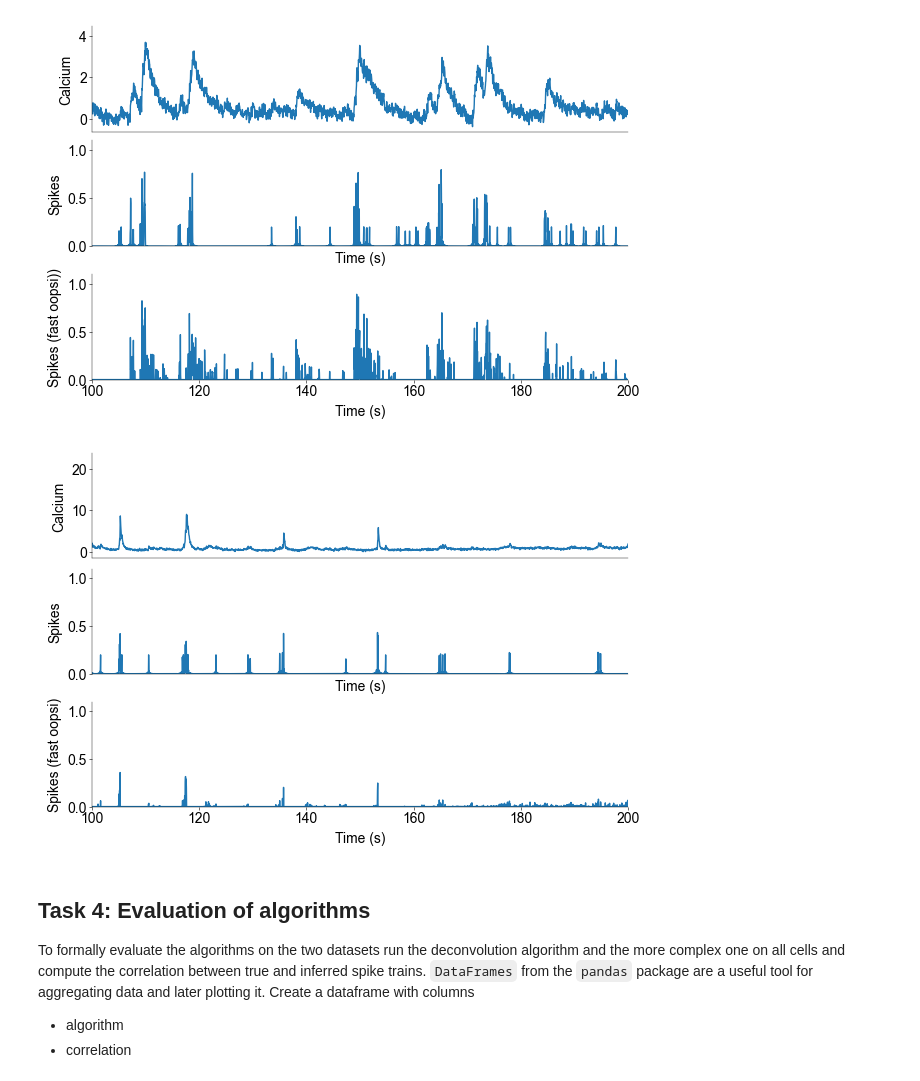
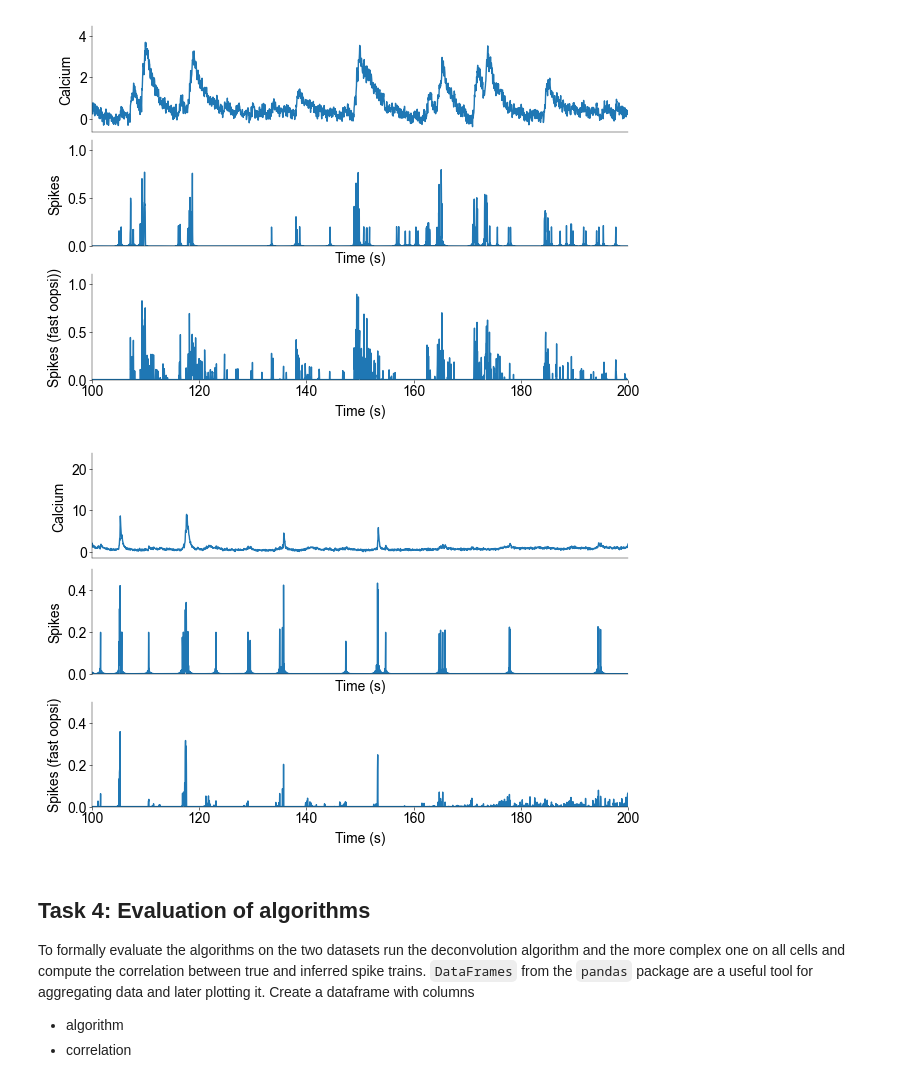
Before and after one commit to H-Kugler/neural-data-science, a Jupyter notebook: notebooks/CodingLab3_harri.ipynb, the cells around one changed output. Saved outputs shown, nothing was run; the diff lists cells and outputs as text; code cells hidden in the pictures.

Commit message:
plot

```diff
--- a/notebooks/CodingLab3_harri.ipynb
+++ b/notebooks/CodingLab3_harri.ipynb
@@ -80,9 +80,15 @@ ogb_calcium.head()
 # Resample to 25 Hz using signal.decimate from scipy
 
 ogb_calcium_25hz = signal.decimate(ogb_calcium, 4, axis=0)
-ogb_spikes_25hz = signal.decimate(ogb_spikes, 4, axis=0)
+ogb_spikes_25hz = signal.decimate(ogb_spikes, 4, axis=0).clip(
+    0, None
+)  # clip negative values to 0
 gcamp_calcium_25hz = signal.decimate(gcamp_calcium, 4, axis=0)
-gcamp_spikes_25hz = signal.decimate(gcamp_spikes, 4, axis=0)
+gcamp_spikes_25hz = signal.decimate(gcamp_spikes, 4, axis=0).clip(
+    0, None
+)  # clip negative values to 0
 
 fs = 25  # Hz
 dt = 1 / fs  # seconds
+
+ogb_calcium_25Hz = ogb_calcium.iloc[::4, :].to_numpy()
@@ -337,36 +351,36 @@ res, _ = oopsi.fast(gcamp_calcium_25hz[:, GCAMP_CELL], dt=dt, iter_max=10)
 # %%
 # ---------------------------------------------
 # Plot the results for the GCamp Cell (0.5 pts)
 # ---------------------------------------------
 
 fig, axs = plt.subplots(
     3, 1, figsize=(6, 4), height_ratios=[1, 1, 1], gridspec_kw=dict(hspace=0)
 )
 
 WINDOW = 100  # in seconds
 START = 100  # in seconds
 
 # GCamP Cell
 axs[0].set_xlim(START, START + WINDOW)
 plot_calcium(axs[0], gcamp_calcium_25hz, GCAMP_CELL)
 axs[0].set_xticks([])
 axs[0].set_ylabel("Calcium")
 
 axs[1].set_xlim(START, START + WINDOW)
 plot_spikes(axs[1], gcamp_spikes_25hz, GCAMP_CELL)
 axs[1].set_xticks([])
-axs[1].set_ylim(0.0, 1.1)
+axs[1].set_ylim(0.0, 0.5)
 axs[1].set_ylabel("Spikes")
 
 axs[2].set_xlim(START, START + WINDOW)
 axs[2].set_xlabel("Time (s)")
 axs[2].set_ylabel("Spikes (fast oopsi)")
-axs[2].set_ylim(0.0, 1.1)
+axs[2].set_ylim(0.0, 0.5)
 axs[2].plot(np.arange(res.shape[0]) * dt, res)
 
 plt.show()
 # %% [output]
-[figure, old version]
+[figure, new version]
 # %% [markdown]
 ## Task 4: Evaluation of algorithms
 
```
Also changed, not shown: parts of 3 cells of this notebook.
